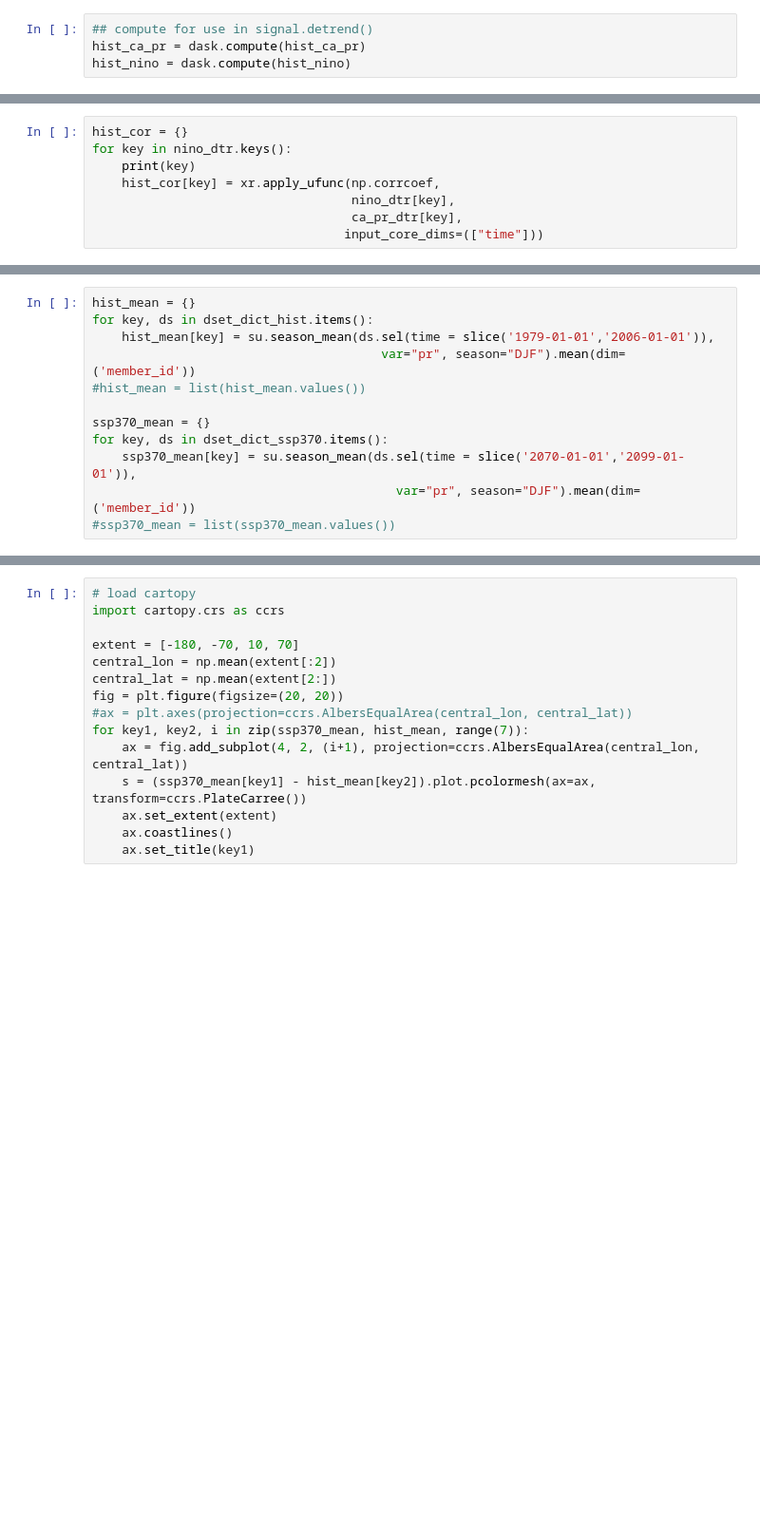
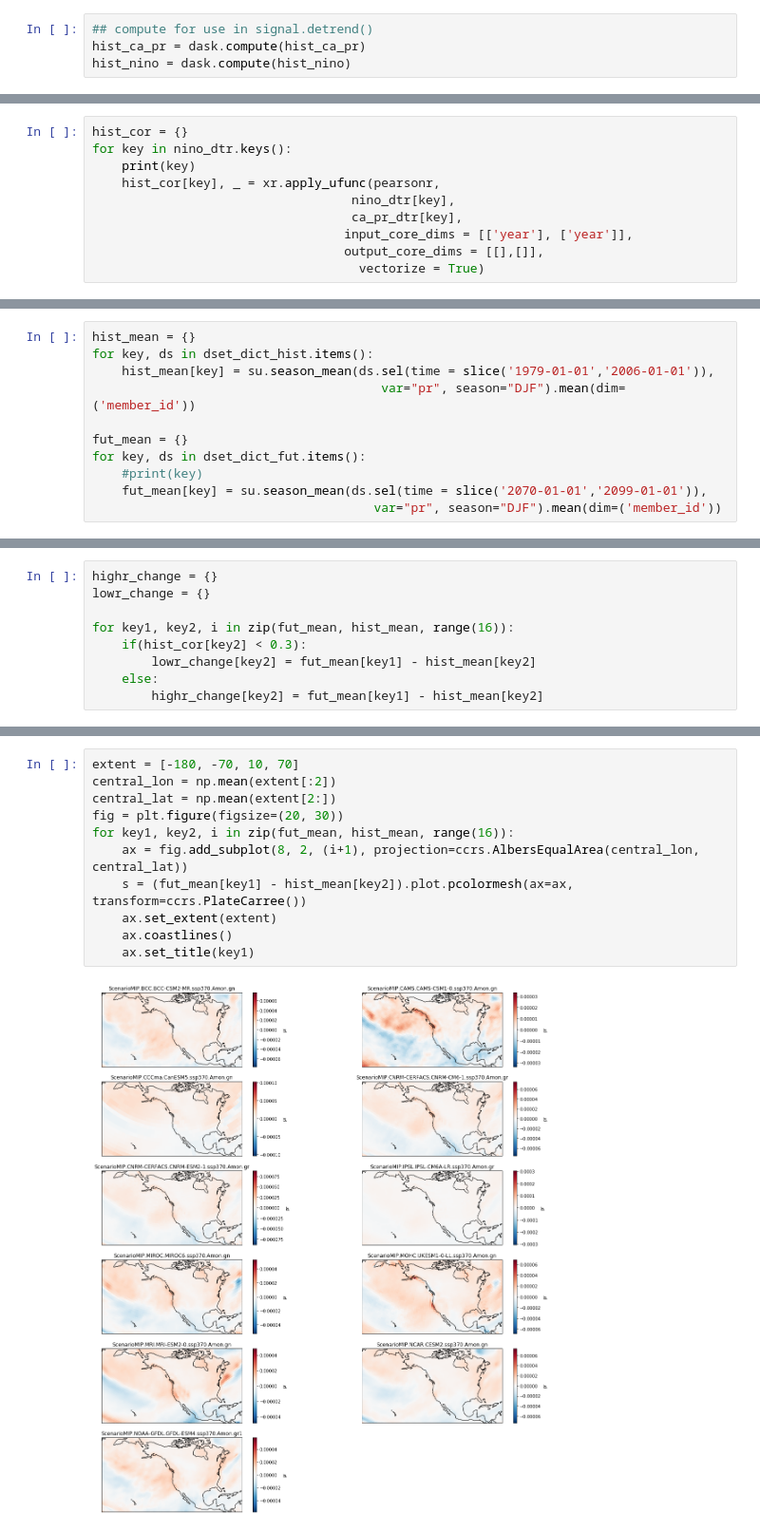
Before and after one commit to islasimpson/cmip6hack-emergentconstraints, a Jupyter notebook: notebooks/enso_CAprecip_ec2.ipynb, the cells around one changed output, grey strips where cells are left out. Shown at 95% size. Drawn from its saved outputs; the diff is of its cells as text; blank space fills up the shorter version.

```diff
--- a/notebooks/enso_CAprecip_ec2.ipynb
+++ b/notebooks/enso_CAprecip_ec2.ipynb
@@ -155,7 +195,9 @@ ca_pr_dtr[key]
 hist_cor = {}
 for key in nino_dtr.keys():
     print(key)
-    hist_cor[key] = xr.apply_ufunc(np.corrcoef,
+    hist_cor[key], _ = xr.apply_ufunc(pearsonr,
                                    nino_dtr[key],
                                    ca_pr_dtr[key],
-                                  input_core_dims=(["time"]))
+                                  input_core_dims = [['year'], ['year']],
+                                  output_core_dims = [[],[]],
+                                    vectorize = True)
@@ -173,10 +253,9 @@ hist_mean = {}
 for key, ds in dset_dict_hist.items():
     hist_mean[key] = su.season_mean(ds.sel(time = slice('1979-01-01','2006-01-01')),
                                        var="pr", season="DJF").mean(dim=('member_id'))
-#hist_mean = list(hist_mean.values())
 
-ssp370_mean = {}
-for key, ds in dset_dict_ssp370.items():
-    ssp370_mean[key] = su.season_mean(ds.sel(time = slice('2070-01-01','2099-01-01')),
-                                         var="pr", season="DJF").mean(dim=('member_id'))
-#ssp370_mean = list(ssp370_mean.values())
+fut_mean = {}
+for key, ds in dset_dict_fut.items():
+    #print(key)
+    fut_mean[key] = su.season_mean(ds.sel(time = slice('2070-01-01','2099-01-01')),
+                                      var="pr", season="DJF").mean(dim=('member_id'))
@@ -199,0 +266,9 @@ for key, ds in dset_dict_ssp370.items():
+# %%
+highr_change = {}
+lowr_change = {}
+
+for key1, key2, i in zip(fut_mean, hist_mean, range(16)):
+    if(hist_cor[key2] < 0.3):
+        lowr_change[key2] = fut_mean[key1] - hist_mean[key2]
+    else:
+        highr_change[key2] = fut_mean[key1] - hist_mean[key2]
@@ -200,15 +320,13 @@ for key, ds in dset_dict_ssp370.items():
 # %%
-# load cartopy
-import cartopy.crs as ccrs
-
 extent = [-180, -70, 10, 70]
 central_lon = np.mean(extent[:2])
 central_lat = np.mean(extent[2:])
-fig = plt.figure(figsize=(20, 20))
-#ax = plt.axes(projection=ccrs.AlbersEqualArea(central_lon, central_lat))
-for key1, key2, i in zip(ssp370_mean, hist_mean, range(7)):
-    ax = fig.add_subplot(4, 2, (i+1), projection=ccrs.AlbersEqualArea(central_lon, central_lat))
-    s = (ssp370_mean[key1] - hist_mean[key2]).plot.pcolormesh(ax=ax, transform=ccrs.PlateCarree())
+fig = plt.figure(figsize=(20, 30))
+for key1, key2, i in zip(fut_mean, hist_mean, range(16)):
+    ax = fig.add_subplot(8, 2, (i+1), projection=ccrs.AlbersEqualArea(central_lon, central_lat))
+    s = (fut_mean[key1] - hist_mean[key2]).plot.pcolormesh(ax=ax, transform=ccrs.PlateCarree())
     ax.set_extent(extent)
     ax.coastlines()
     ax.set_title(key1)
+# %% [output]
+[figure, added]
```
Also changed, not shown: parts of 61 cells of this notebook.
